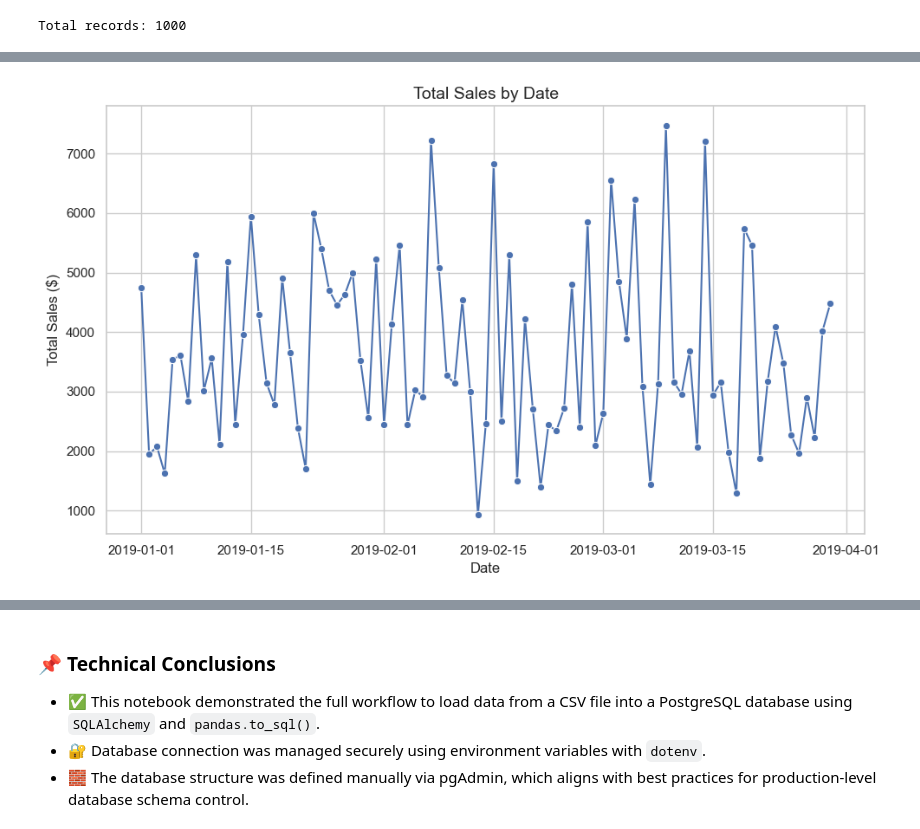
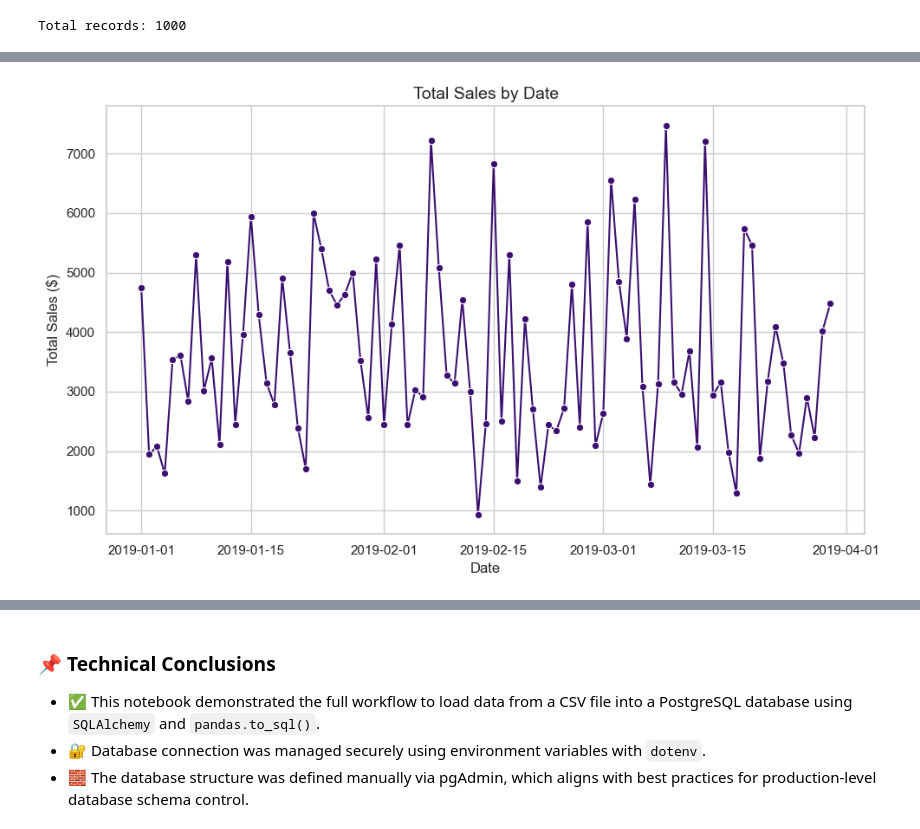
Before and after one commit to jmfe2/data-portfolio, a Jupyter notebook: notebooks/02_supermarket_sales/02_supermarket_postgresql.ipynb, the cells around one changed output, grey strips where cells are left out. Drawn from its saved outputs; the diff is of its cells as text; code cells hidden in the pictures.

```diff
--- a/notebooks/02_supermarket_sales/02_supermarket_postgresql.ipynb
+++ b/notebooks/02_supermarket_sales/02_supermarket_postgresql.ipynb
@@ -446,42 +384,37 @@ plt.show()
 # %%
-# SQL query to get the total sales by city
-query = """
+# Query
+query_dates = """
 SELECT date, SUM(Total) As total_sale
 FROM supermarket_sales
 GROUP BY date
 ORDER BY date;
 """
 
-# execute the query and load the results into a DataFrame
-df_date_sales = pd.read_sql(query, engine)
+df_date_sales = pd.read_sql(query_dates, engine)
 
-# change the date column to datetime format
-df_date_sales["date"] = pd.to_datetime(df_date_sales["date"])
+# Set seaborn style
+sns.set_style("whitegrid")  # You can also use "darkgrid", "white", etc.
 
-# plot style
-sns.set_theme(style="whitegrid")  # Set the theme for seaborn
+# Generate colors using magma colormap
+colors = plt.cm.magma(np.linspace(0.2, 0.8, 1))  # Use a color range from the magma map
 
-# create a bar plot for total sales by city
+# Plot
 plt.figure(figsize=(10, 6))
-sns.lineplot(
-    x="date",
-    y="total_sale",
-    data=df_date_sales,
-    marker="o",  # Add markers to the line plot for better visibility
-)
+sns.lineplot(x="date", y="total_sale", data=df_date_sales, marker="o", color=colors[0])
 
-# title and labels
+# Labels and title
 plt.title("Total Sales by Date", fontsize=14)
 plt.xlabel("Date", fontsize=12)
 plt.ylabel("Total Sales ($)", fontsize=12)
 plt.tight_layout()
 
+# Save figure
 plt.savefig(
     "/Users/jmfe2/VSC/data-portfolio/figures/02_supermarket/total_sales_by_date.png",
-    dpi=300,  # Set the resolution of the saved figure
-    bbox_inches="tight",  # Ensure that the entire figure is saved without clipping
+    dpi=300,
+    bbox_inches="tight",
 )
 
 plt.show()
 # %% [output]
-[figure, old version]
+[figure, new version]
```
Also changed, not shown: parts of 22 cells of this notebook, 9 other files.
